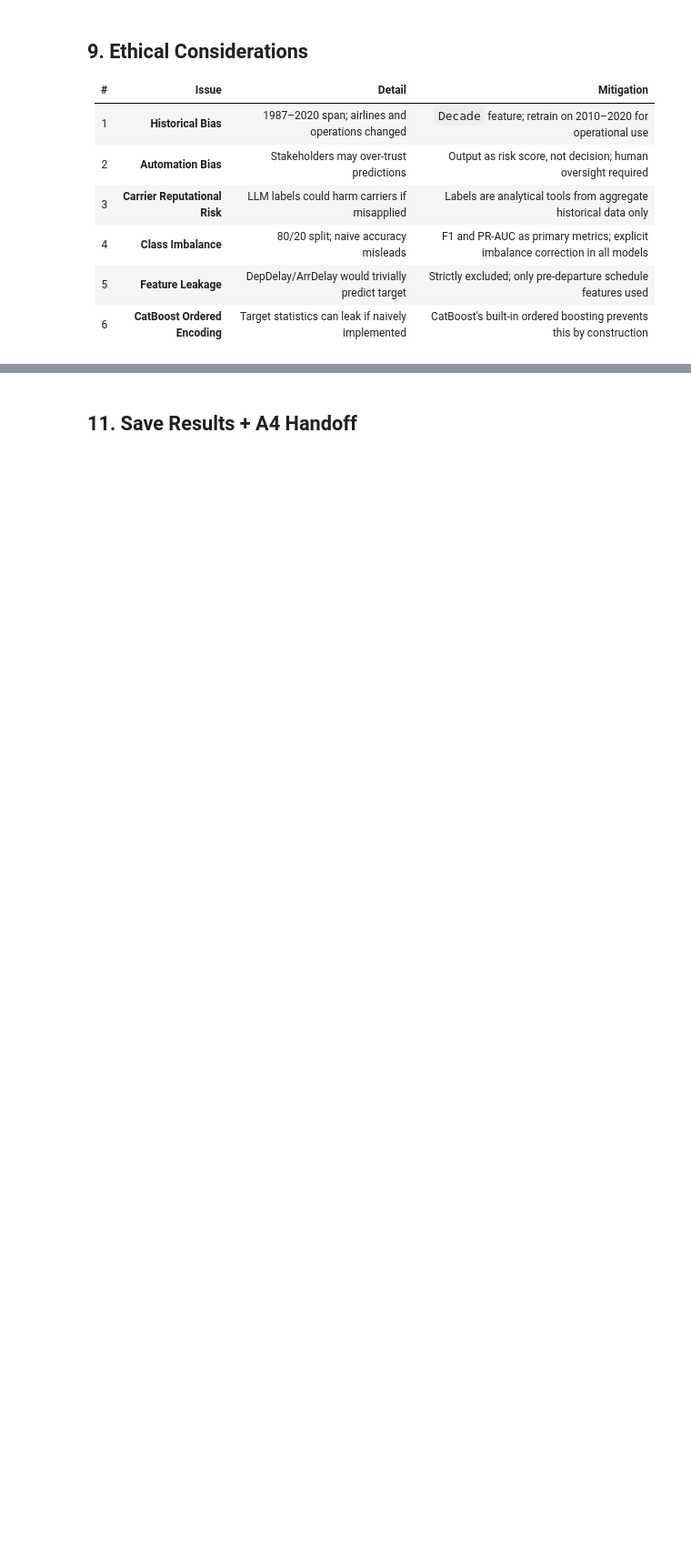
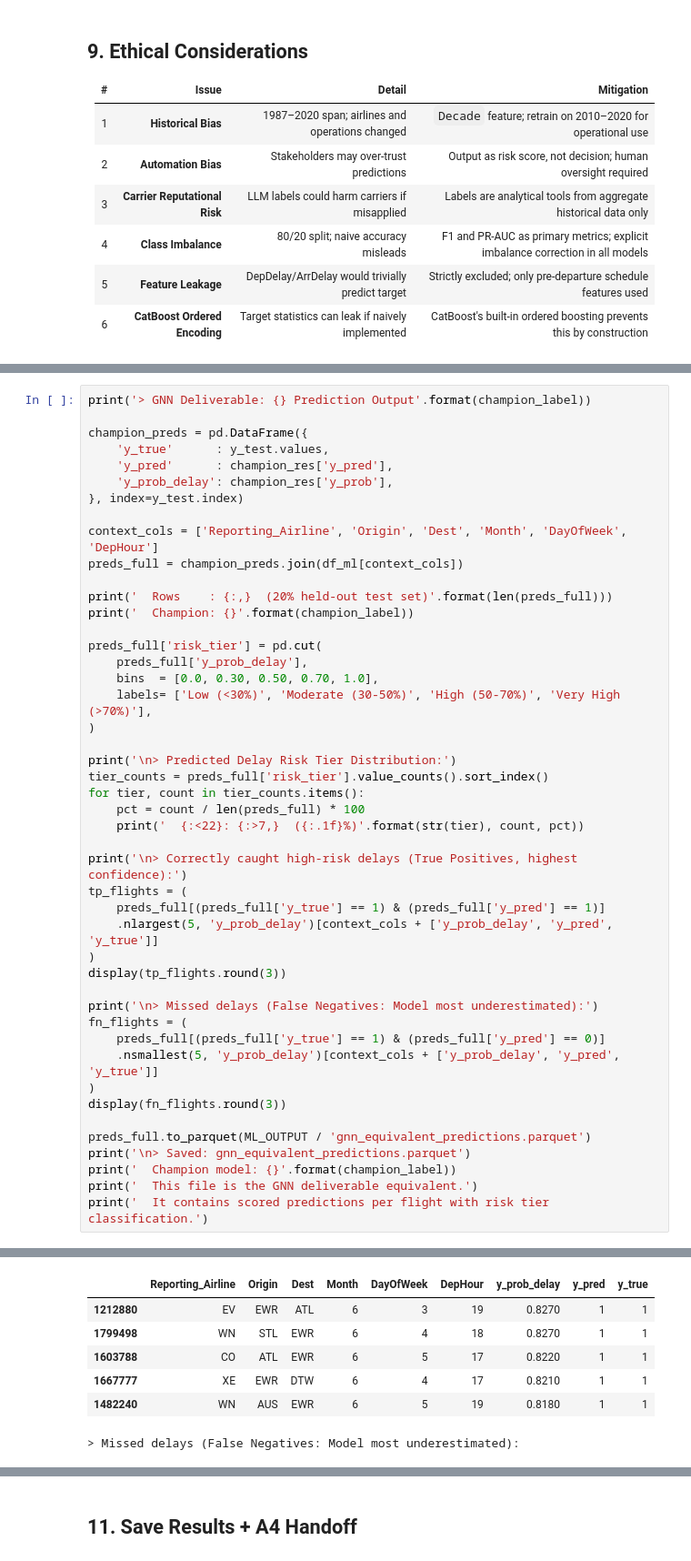
Before and after one commit to jaxendutta/dti6287, a Jupyter notebook: notebooks/03_ml_modeling.ipynb, the cells around one changed output, grey strips where cells are left out. Shown at 91% size. Drawn from its saved outputs; the diff is of its cells as text; blank space fills up the shorter version.

```diff
--- a/notebooks/03_ml_modeling.ipynb
+++ b/notebooks/03_ml_modeling.ipynb
@@ -1112,0 +1313,47 @@ plt.show()
+# %%
+print('> GNN Deliverable: {} Prediction Output'.format(champion_label))
+
+champion_preds = pd.DataFrame({
+    'y_true'      : y_test.values,
+    'y_pred'      : champion_res['y_pred'],
+    'y_prob_delay': champion_res['y_prob'],
+}, index=y_test.index)
+
+context_cols = ['Reporting_Airline', 'Origin', 'Dest', 'Month', 'DayOfWeek', 'DepHour']
+preds_full = champion_preds.join(df_ml[context_cols])
+
+print('  Rows    : {:,}  (20% held-out test set)'.format(len(preds_full)))
+print('  Champion: {}'.format(champion_label))
+
+preds_full['risk_tier'] = pd.cut(
+    preds_full['y_prob_delay'],
+    bins  = [0.0, 0.30, 0.50, 0.70, 1.0],
+    labels= ['Low (<30%)', 'Moderate (30-50%)', 'High (50-70%)', 'Very High (>70%)'],
+)
+
+print('\n> Predicted Delay Risk Tier Distribution:')
+tier_counts = preds_full['risk_tier'].value_counts().sort_index()
+for tier, count in tier_counts.items():
+    pct = count / len(preds_full) * 100
+    print('  {:<22}: {:>7,}  ({:.1f}%)'.format(str(tier), count, pct))
+
+print('\n> Correctly caught high-risk delays (True Positives, highest confidence):')
+tp_flights = (
+    preds_full[(preds_full['y_true'] == 1) & (preds_full['y_pred'] == 1)]
+    .nlargest(5, 'y_prob_delay')[context_cols + ['y_prob_delay', 'y_pred', 'y_true']]
+)
+display(tp_flights.round(3))
+
+print('\n> Missed delays (False Negatives: Model most underestimated):')
+fn_flights = (
+    preds_full[(preds_full['y_true'] == 1) & (preds_full['y_pred'] == 0)]
+    .nsmallest(5, 'y_prob_delay')[context_cols + ['y_prob_delay', 'y_pred', 'y_true']]
+)
+display(fn_flights.round(3))
+
+preds_full.to_parquet(ML_OUTPUT / 'gnn_equivalent_predictions.parquet')
+print('\n> Saved: gnn_equivalent_predictions.parquet')
+print('  Champion model: {}'.format(champion_label))
+print('  This file is the GNN deliverable equivalent.')
+print('  It contains scored predictions per flight with risk tier classification.')
+# %% [output]
@@ -1112,0 +1371,7 @@ plt.show()
+|  | Reporting_Airline | Origin | Dest | Month | DayOfWeek | DepHour | y_prob_delay | y_pred | y_true |
+| 1212880 | EV | EWR | ATL | 6 | 3 | 19 | 0.8270 | 1 | 1 |
+| 1799498 | WN | STL | EWR | 6 | 4 | 18 | 0.8270 | 1 | 1 |
+| 1603788 | CO | ATL | EWR | 6 | 5 | 17 | 0.8220 | 1 | 1 |
+| 1667777 | XE | EWR | DTW | 6 | 4 | 17 | 0.8210 | 1 | 1 |
+| 1482240 | WN | AUS | EWR | 6 | 5 | 19 | 0.8180 | 1 | 1 |
+> Missed delays (False Negatives: Model most underestimated):
```
Also changed, not shown: parts of 17 cells of this notebook.
